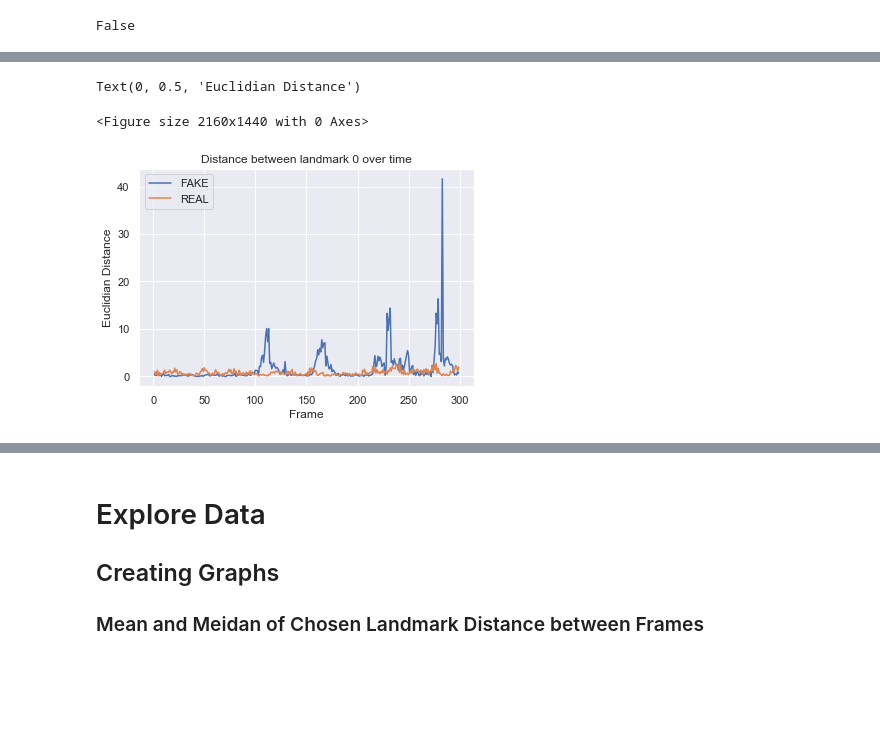
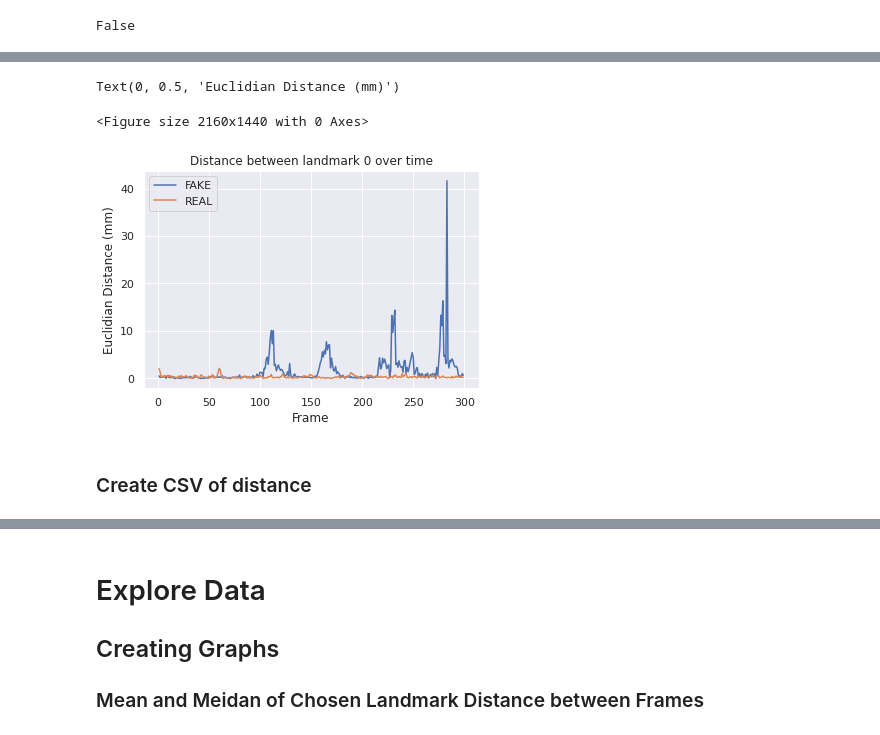
Before and after one commit to kyralmozley/DeepfakePrediction, a Jupyter notebook: explore_data.ipynb, the cells around one changed output, grey strips where cells are left out. Cells and saved outputs as stored; diff of their text form; code cells hidden in the pictures; blank space fills up the shorter version.

```diff
--- a/explore_data.ipynb
+++ b/explore_data.ipynb
@@ -66,6 +108,3 @@ df = pd.read_csv('cleaned_data.csv', index_col=['filename', 'frame'])
 df.isna().any().any()
 # %% [output]
 False
-# %%
-df = df.loc[:, ~df.columns.str.contains('^Unnamed')]
-df
@@ -92,9 +130,9 @@ df
 # %%
 #try on first file
-test = df[df.index.get_level_values('filename').str.startswith('aaaoqepxnf.mp4')]
+test = df[df.index.get_level_values('filename').str.startswith('zzpbsapyyf.mp4')]
 # get average distance between frames
 #frame 2->300
 # landmark points (x_0, y_0) -> (x_67, y_67)
 points = list(zip(test.x_0, test.y_0))
 d = np.diff(points, axis=0)
-x_0 = np.sqrt((d ** 2).sum(axis=1))
+x_0_real = np.sqrt((d ** 2).sum(axis=1))
@@ -106,25 +139,23 @@ sns.lineplot(x=range(1,300), y=x_0, label='FAKE', markers=True)
 # %%
-#try on first file
-test = df[df.index.get_level_values('filename').str.startswith('aagumdmtjk.mp4')]
-# get average distance between frames
-#frame 2->300
-# landmark points (x_0, y_0) -> (x_67, y_67)
+test = df[df.index.get_level_values('filename').str.startswith('aaaoqepxnf.mp4')]
 points = list(zip(test.x_0, test.y_0))
 d = np.diff(points, axis=0)
-x_0_real = np.sqrt((d ** 2).sum(axis=1))
+x_0_fake = np.sqrt((d ** 2).sum(axis=1))
 # %%
 #sns.lineplot(x=range(1,300), y=x_0_real, label='REAL', markers=True)
 plt.figure(figsize=(30,20))
 fig, ax = plt.subplots()
-ax= sns.lineplot(x=range(1,300), y=x_0, label='FAKE', markers=True)
+ax= sns.lineplot(x=range(1,300), y=x_0_fake, label='FAKE', markers=True)
 ax1 = sns.lineplot(x=range(1,300), y=x_0_real, label='REAL')
 plt.title('Distance between landmark 0 over time')
 plt.xlabel('Frame')
 plt.ylabel('Euclidian Distance (mm)')
 # %% [output]
-Text(0, 0.5, 'Euclidian Distance')
+Text(0, 0.5, 'Euclidian Distance (mm)')
 <Figure size 2160x1440 with 0 Axes>
-[figure, old version]
+[figure, new version]
+# %% [markdown]
+### Create CSV of distance
 # %%
 # group dataframe into real and fake videos
 df_fake = df[df.label=='FAKE']
```
Also changed, not shown: parts of 86 cells of this notebook, 3 other files.
